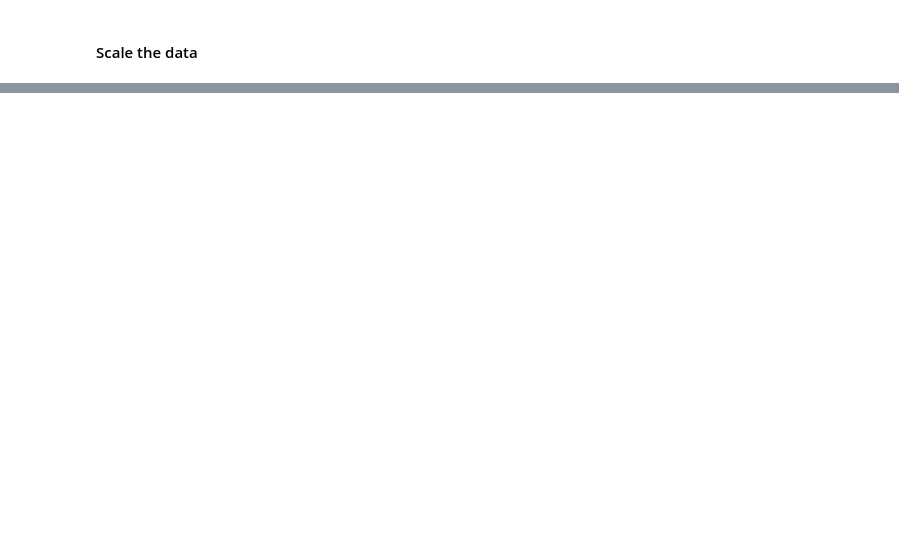
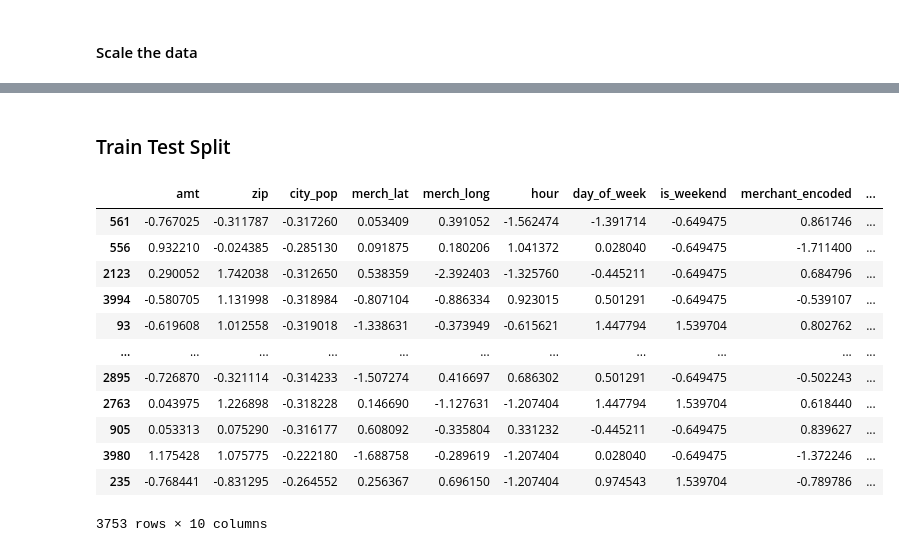
Before and after one commit to InspectorGoole/ML-project, a Jupyter notebook: detect.ipynb, the cells around one changed output, grey strips where cells are left out. Cells and saved outputs as stored; diff of their text form; code cells hidden in the pictures; blank space fills up the shorter version.

```diff
--- a/detect.ipynb
+++ b/detect.ipynb
@@ -435,0 +521,19 @@ TypeError: float() argument must be a string or a real number, not 'Timestamp'
+# %% [markdown]
+### Train Test Split
+# %%
+X_train, X_test, y_train, y_test = train_test_split(X2, y, test_size=0.2, random_state=1)
+X_train
+# %% [output]
+|  | amt | zip | city_pop | merch_lat | merch_long | hour | day_of_week | is_weekend | merchant_encoded | ... |
+| 561 | -0.767025 | -0.311787 | -0.317260 | 0.053409 | 0.391052 | -1.562474 | -1.391714 | -0.649475 | 0.861746 | ... |
+| 556 | 0.932210 | -0.024385 | -0.285130 | 0.091875 | 0.180206 | 1.041372 | 0.028040 | -0.649475 | -1.711400 | ... |
+| 2123 | 0.290052 | 1.742038 | -0.312650 | 0.538359 | -2.392403 | -1.325760 | -0.445211 | -0.649475 | 0.684796 | ... |
+| 3994 | -0.580705 | 1.131998 | -0.318984 | -0.807104 | -0.886334 | 0.923015 | 0.501291 | -0.649475 | -0.539107 | ... |
+| 93 | -0.619608 | 1.012558 | -0.319018 | -1.338631 | -0.373949 | -0.615621 | 1.447794 | 1.539704 | 0.802762 | ... |
+| ... | ... | ... | ... | ... | ... | ... | ... | ... | ... | ... |
+| 2895 | -0.726870 | -0.321114 | -0.314233 | -1.507274 | 0.416697 | 0.686302 | 0.501291 | -0.649475 | -0.502243 | ... |
+| 2763 | 0.043975 | 1.226898 | -0.318228 | 0.146690 | -1.127631 | -1.207404 | 1.447794 | 1.539704 | 0.618440 | ... |
+| 905 | 0.053313 | 0.075290 | -0.316177 | 0.608092 | -0.335804 | 0.331232 | -0.445211 | -0.649475 | 0.839627 | ... |
+| 3980 | 1.175428 | 1.075775 | -0.222180 | -1.688758 | -0.289619 | -1.207404 | 0.028040 | -0.649475 | -1.372246 | ... |
+| 235 | -0.768441 | -0.831295 | -0.264552 | 0.256367 | 0.696150 | -1.207404 | 0.974543 | 1.539704 | -0.789786 | ... |
+3753 rows × 10 columns
```
Also changed, not shown: parts of 19 cells of this notebook.
